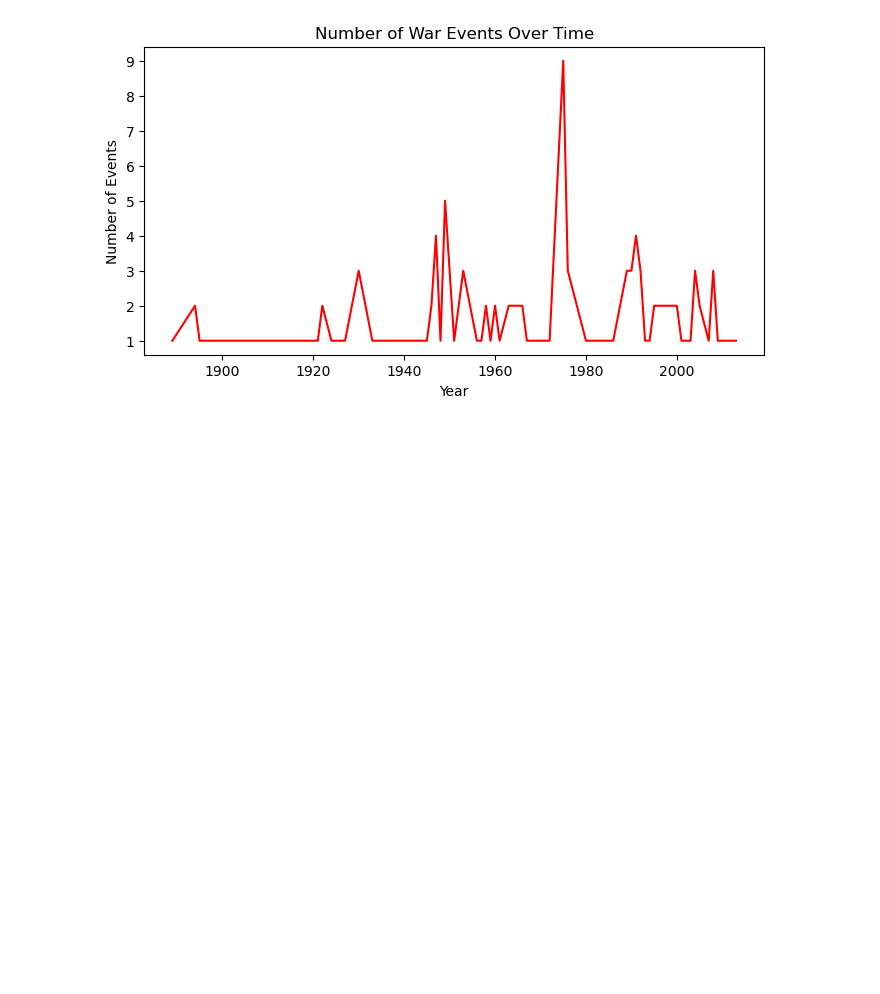
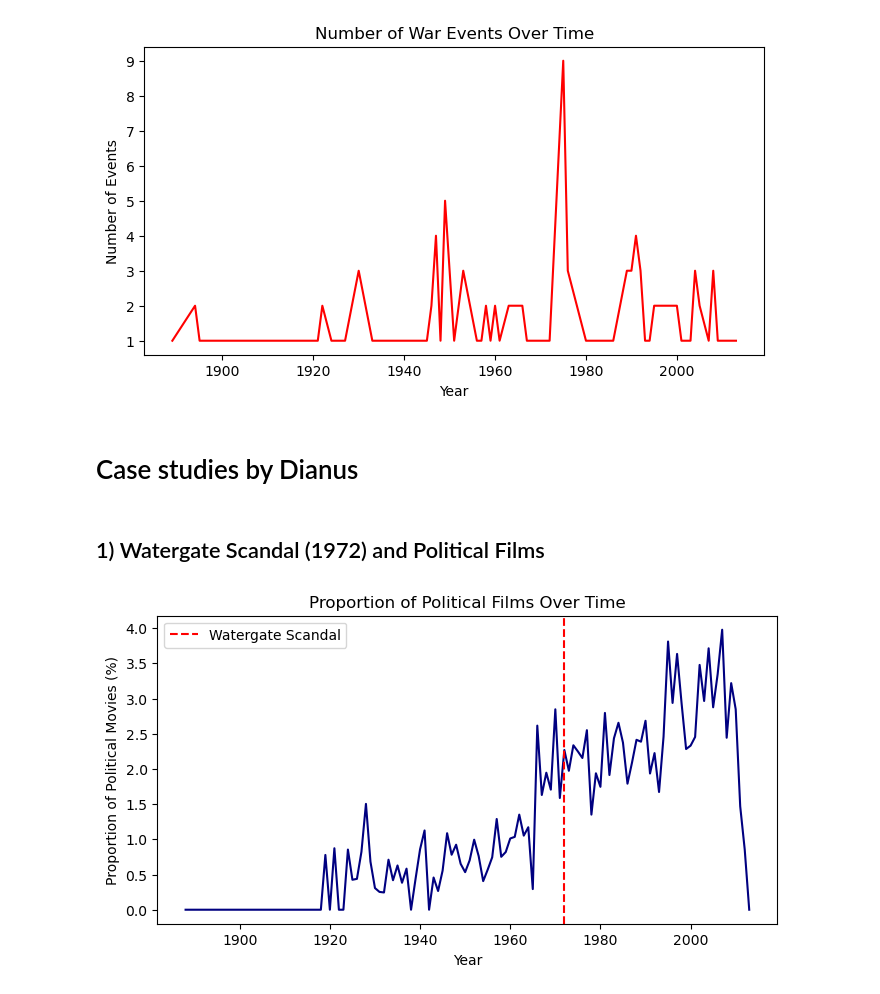
Before and after one commit to epfl-ada/ada-2024-project-nostringsadached, a Jupyter notebook: new_results2.ipynb, the cells around one changed output. Cells and saved outputs as stored; diff of their text form; code cells hidden in the pictures; blank space fills up the shorter version.

Commit message:
genres & events exploration

```diff
--- a/new_results2.ipynb
+++ b/new_results2.ipynb
@@ -630,3 +627,11 @@ plt.title('Number of War Events Over Time')
 # %% [output]
 Text(0.5, 1.0, 'Number of War Events Over Time')
 [figure]
+# %% [markdown]
+# Case studies by Dianus
+# %% [markdown]
+## 1) Watergate Scandal (1972) and Political Films
+# %%
+plot_genre_proportion_and_event(preprocessed_movies, total_movies_per_year, r'political', 'Political', 'Watergate Scandal', (1972, 1972), is_period=False)
+# %% [output]
+[figure, added]
```
Also changed, not shown: parts of 29 cells of this notebook, 1 other file.
